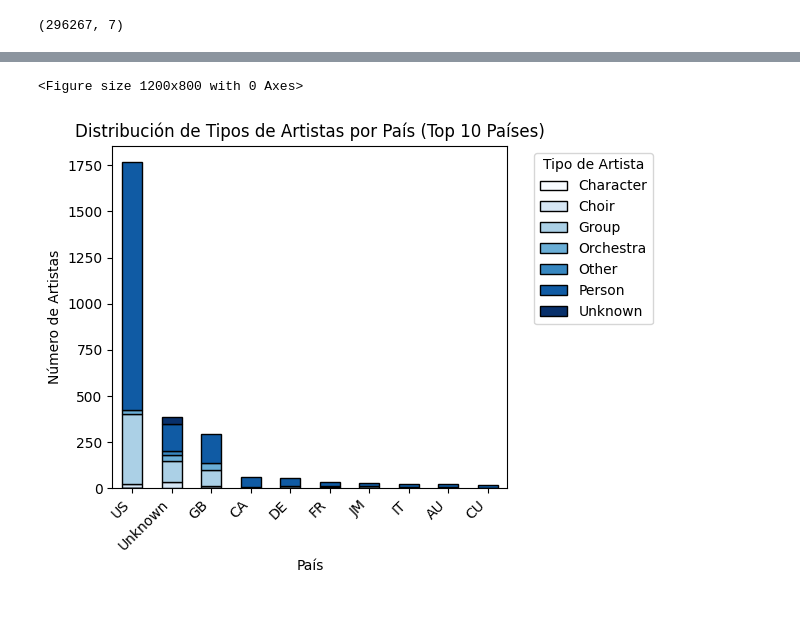
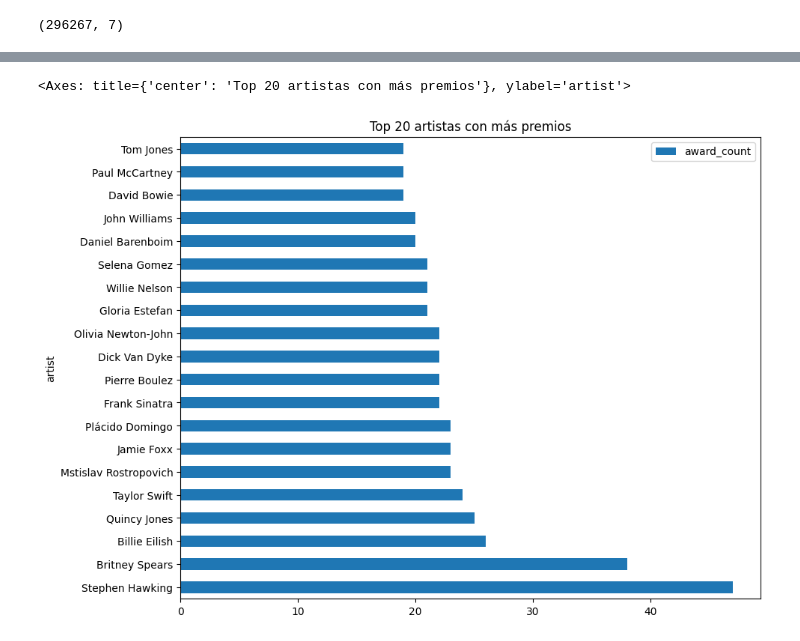
Before and after one commit to Michelburgos/Workshop_2, a Jupyter notebook: notebooks/005_EDA_API.ipynb, the cells around one changed output, grey strips where cells are left out. Saved outputs shown, nothing was run; the diff lists cells and outputs as text; code cells hidden in the pictures; blank space fills up the shorter version.

```diff
--- a/notebooks/005_EDA_API.ipynb
+++ b/notebooks/005_EDA_API.ipynb
@@ -382,7 +312,0 @@ plt.show()
-# %%
-df['begin_year'] = pd.to_numeric(df['begin_date'].str[:4], errors='coerce')
-plt.figure(figsize=(10, 6))
-plt.hist(df['begin_year'].dropna(), bins=20, edgecolor='black')
-plt.title('Distribución de Años de Inicio')
-plt.xlabel('Año')
-plt.show()
@@ -410,21 +313,6 @@ plt.show()
-# %%
-# Crear tabla cruzada con conteos (no normalizada para conteo absoluto)
-cross_tab = pd.crosstab(df['country'], df['type'])
-
-# Filtrar los 10 países con más artistas para mayor claridad
-top_countries = cross_tab.sum(axis=1).nlargest(10).index
-cross_tab_top = cross_tab.loc[top_countries]
-
-# Graficar barras apiladas
-plt.figure(figsize=(12, 8))
-cross_tab_top.plot(kind='bar', stacked=True, colormap='Blues', edgecolor='black')
-plt.title('Distribución de Tipos de Artistas por País (Top 10 Países)')
-plt.xlabel('País')
-plt.ylabel('Número de Artistas')
-plt.legend(title='Tipo de Artista', bbox_to_anchor=(1.05, 1), loc='upper left')
-plt.xticks(rotation=45, ha='right')
-plt.tight_layout()
-plt.show()
-# %% [output]
-<Figure size 1200x800 with 0 Axes>
-[figure, removed]
+# %%
+df.sort_values("award_count", ascending=False).head(20).plot.barh(
+    x="artist", y="award_count", figsize=(10, 8), title="Top 20 artistas con más premios")
+# %% [output]
+<Axes: title={'center': 'Top 20 artistas con más premios'}, ylabel='artist'>
+[figure, added]
```
Also changed, not shown: parts of 29 cells of this notebook.
